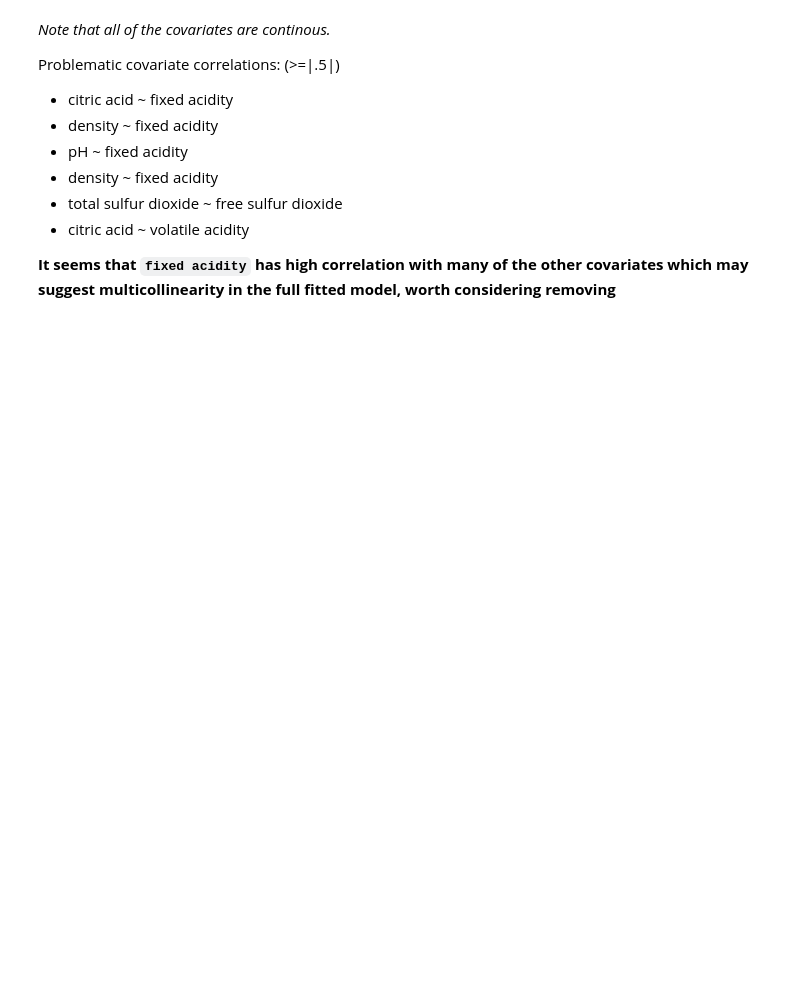
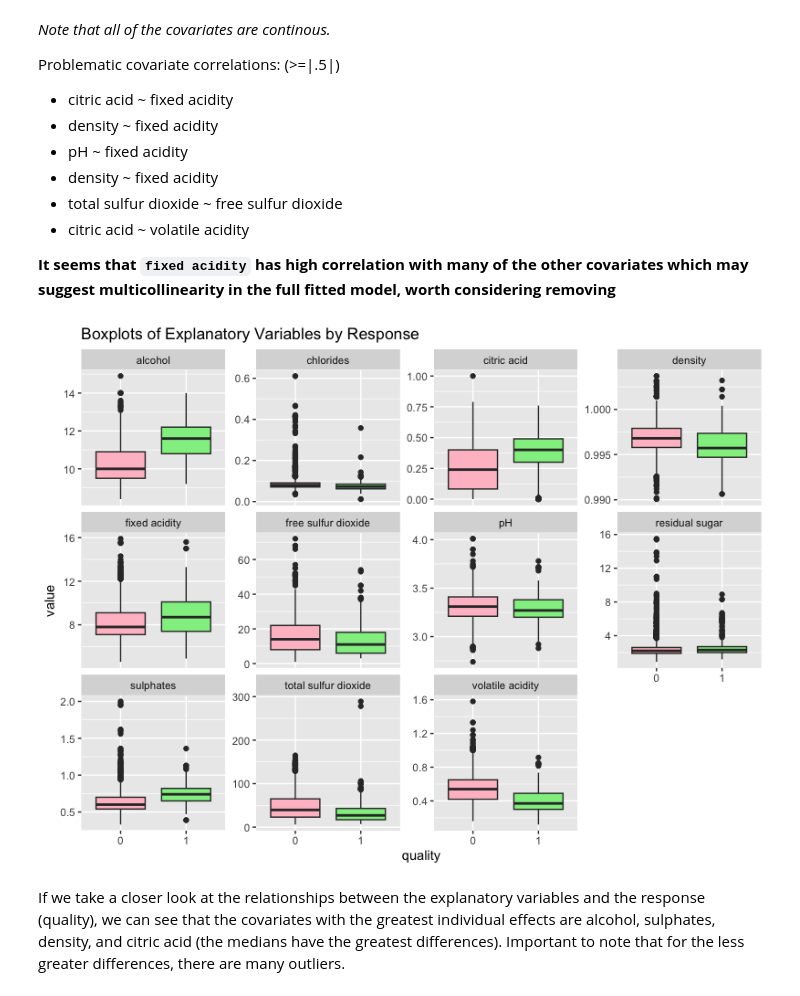
Before and after one commit to yukoyajima/Wine-Quality, a Jupyter notebook: EDA.ipynb, the cells around one changed output. Cells and saved outputs as stored; diff of their text form; code cells hidden in the pictures; blank space fills up the shorter version.

```diff
--- a/EDA.ipynb
+++ b/EDA.ipynb
@@ -68,3 +73,18 @@ Problematic covariate correlations: (>=|.5|)
 - citric acid ~ volatile acidity
 
 **It seems that `fixed acidity` has high correlation with many of the other covariates which may suggest multicollinearity in the full fitted model, worth considering removing**
+# %%
+red_wine_long <- pivot_longer(red_wine, cols = -quality)
+
+density_wine <- red_wine_long %>%
+  ggplot(aes(x = quality, y = value, fill = quality)) +
+  geom_boxplot() +
+  facet_wrap(~ name, scales = "free_y") +
+  scale_fill_manual(values = c("1"="lightgreen", "0"="pink" )) +
+  theme(legend.position = "none") +
+  labs(title = "Boxplots of Explanatory Variables by Response")
+density_wine
+# %% [output]
+[figure, added]
+# %% [markdown]
+If we take a closer look at the relationships between the explanatory variables and the response (quality), we can see that the covariates with the greatest individual effects are alcohol, sulphates, density, and citric acid (the medians have the greatest differences). Important to note that for the less greater differences, there are many outliers.
```
Also changed, not shown: parts of 4 cells of this notebook.
